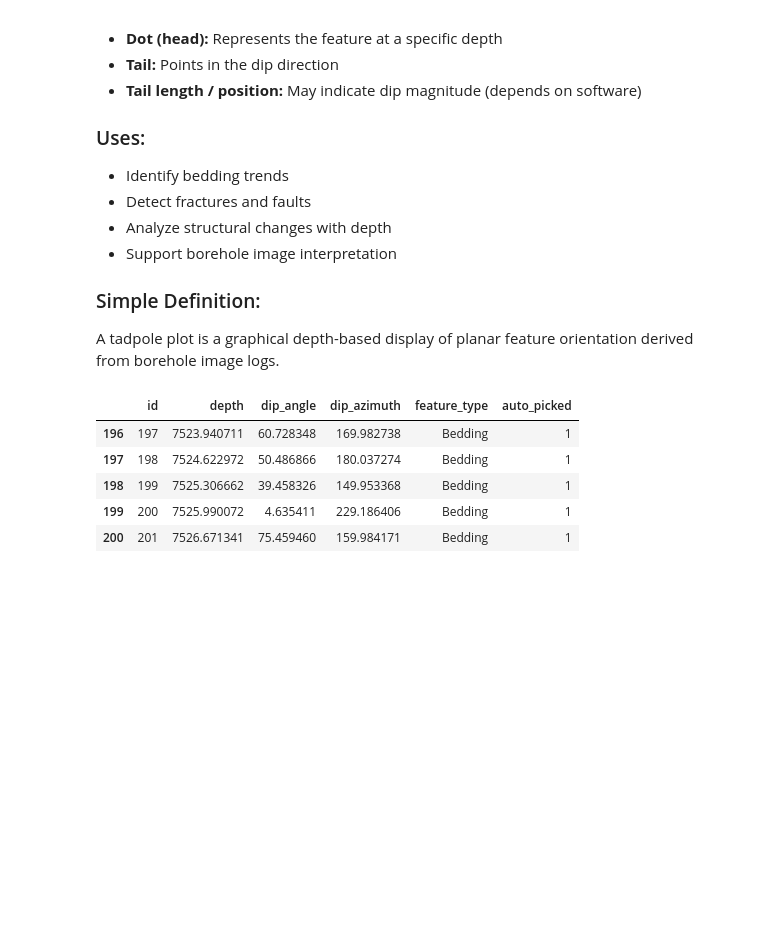
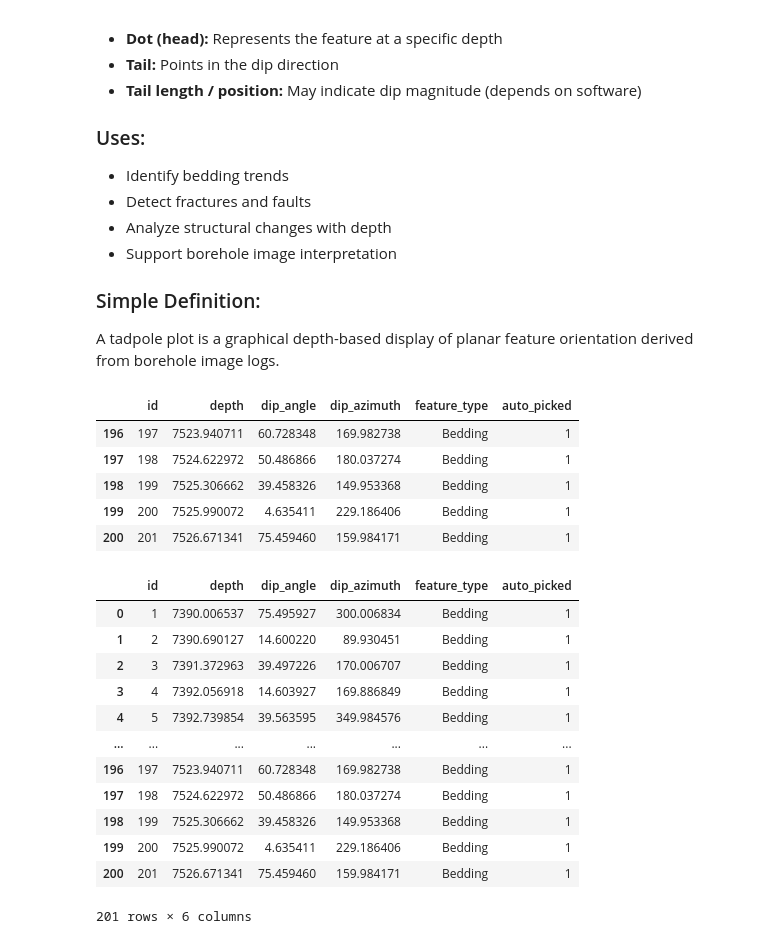
Before and after one commit to Ashraf-ISM/100-Days-of-Python-for-Oil-Gas-Subsurface-Analytics, a Jupyter notebook: notebooks/day-50/tadpoleplot.ipynb, the cells around one changed output. Drawn from its saved outputs; the diff is of its cells as text; code cells hidden in the pictures; blank space fills up the shorter version.

```diff
--- a/notebooks/day-50/tadpoleplot.ipynb
+++ b/notebooks/day-50/tadpoleplot.ipynb
@@ -33,10 +33,25 @@ picks.tail()
 # %%
 beds = picks[(picks['feature_type'] == 'Bedding')].copy()
 # fractures = picks[(picks['type'] == 'Conductive, HC') | (picks['type'] == 'Conductive, LC')].copy()
 # mudlog = pd.read_csv('1_pre-processed mudlog.csv')
 
 # these imports and boolean statements are from the second notebook,
 # so we have not included the usual checks
+beds
+# %% [output]
+|  | id | depth | dip_angle | dip_azimuth | feature_type | auto_picked |
+| 0 | 1 | 7390.006537 | 75.495927 | 300.006834 | Bedding | 1 |
+| 1 | 2 | 7390.690127 | 14.600220 | 89.930451 | Bedding | 1 |
+| 2 | 3 | 7391.372963 | 39.497226 | 170.006707 | Bedding | 1 |
+| 3 | 4 | 7392.056918 | 14.603927 | 169.886849 | Bedding | 1 |
+| 4 | 5 | 7392.739854 | 39.563595 | 349.984576 | Bedding | 1 |
+| ... | ... | ... | ... | ... | ... | ... |
+| 196 | 197 | 7523.940711 | 60.728348 | 169.982738 | Bedding | 1 |
+| 197 | 198 | 7524.622972 | 50.486866 | 180.037274 | Bedding | 1 |
+| 198 | 199 | 7525.306662 | 39.458326 | 149.953368 | Bedding | 1 |
+| 199 | 200 | 7525.990072 | 4.635411 | 229.186406 | Bedding | 1 |
+| 200 | 201 | 7526.671341 | 75.459460 | 159.984171 | Bedding | 1 |
+201 rows × 6 columns
 # %%
 
 
```
Also changed, not shown: parts of 1 cell of this notebook.
